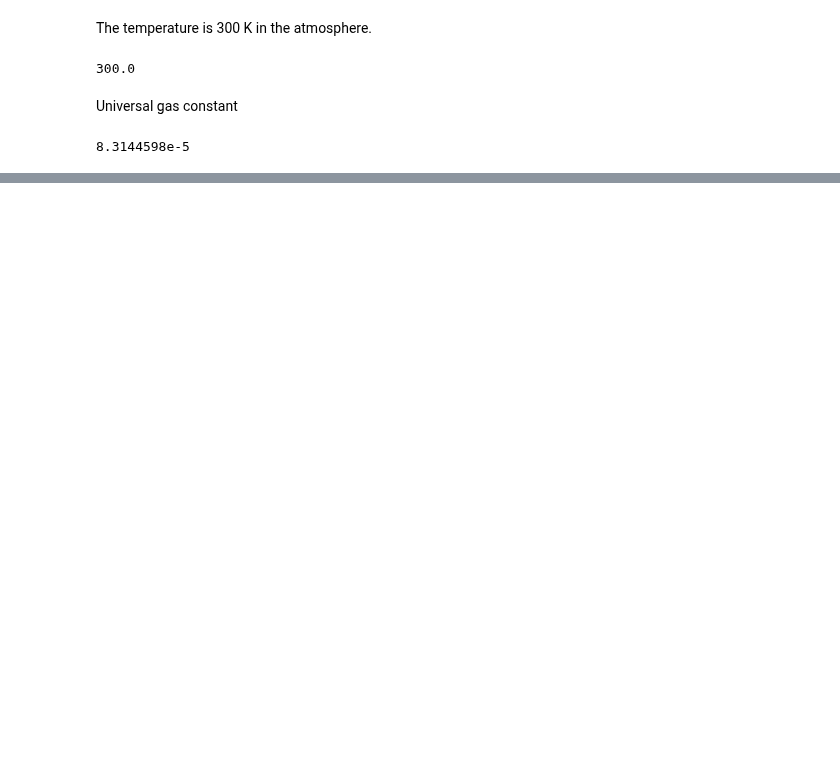
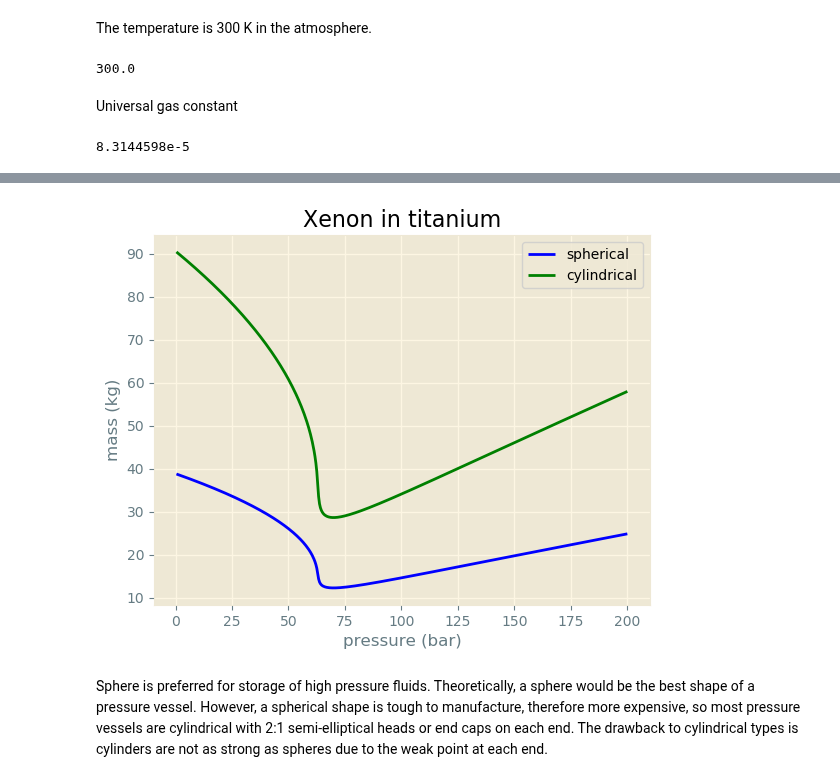
Before and after one commit to SimonEnsemble/PropellantStorage, a Jupyter notebook: Xe_Propellant_Storage.ipynb, the cells around one changed output, grey strips where cells are left out. Drawn from its saved outputs; the diff is of its cells as text; code cells hidden in the pictures; blank space fills up the shorter version.

Commit message:
Viewing mass as pressure changes for a pure titanium tank, cylindrical and spherical

```diff
--- a/Xe_Propellant_Storage.ipynb
+++ b/Xe_Propellant_Storage.ipynb
@@ -72,0 +97,3 @@ collect(P)
+# %%
+xe = VdWFluid(:Xe)
+r = ((m_p * 3) ./ ((4 * π) .* ρ_vdw)) .^ (1/3) # inner radius of tank (m)
@@ -72,0 +118,3 @@ collect(P)
+# %%
+V = 1 ./ ρ_vdw # m^3 / mol
+l = (4 / 3 .* r) - V ./ (π * r .^2) #length of cylindrical side --CHECK THIS
@@ -72,0 +141,3 @@ collect(P)
+# %%
+t_sphere = P .* r / (2 * σ) # spherical/endcaps thickness (m)
+t_cyl = P .* r / σ # cylinderical thickness (m)
@@ -72,0 +164,3 @@ collect(P)
+# %%
+m_tank_spherical = (4 * ρ_tank * π) .* r .^2 .* t_sphere # kg
+m_tank_cylindrical = ρ_tank * 2 * π .* r .* (2 .* r .* t_sphere .+ l .* t_cyl)
@@ -72,0 +185,14 @@ collect(P)
+# %%
+figure()
+plot(P, m_tank_spherical, color="blue", label="spherical")
+plot(P, m_tank_cylindrical, color="green", label="cylindrical")
+xlabel("pressure (bar)")
+ylabel("mass (kg)")
+legend()
+title("Xenon in titanium")
+savefig("Xenon van der Waals Gas in Titanium.png", format="png",
+       dpi=300)
+# %% [output]
+[figure, added]
+# %% [markdown]
+Sphere is preferred for storage of high pressure fluids. Theoretically, a sphere would be the best shape of a pressure vessel. However, a spherical shape is tough to manufacture, therefore more expensive, so most pressure vessels are cylindrical with 2:1 semi-elliptical heads or end caps on each end. The drawback to cylindrical types is cylinders are not as strong as spheres due to the weak point at each end.
```
Also changed, not shown: parts of 13 cells of this notebook, 4 other files.
